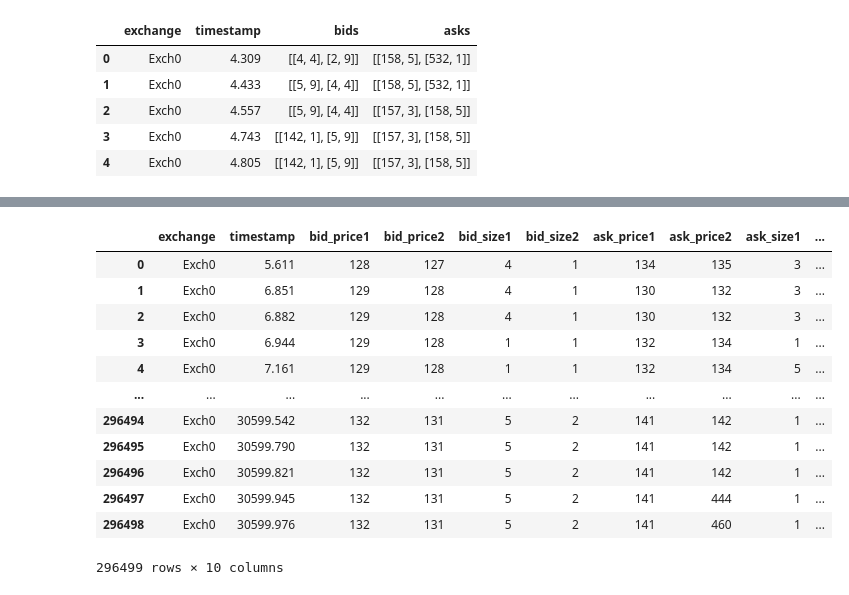
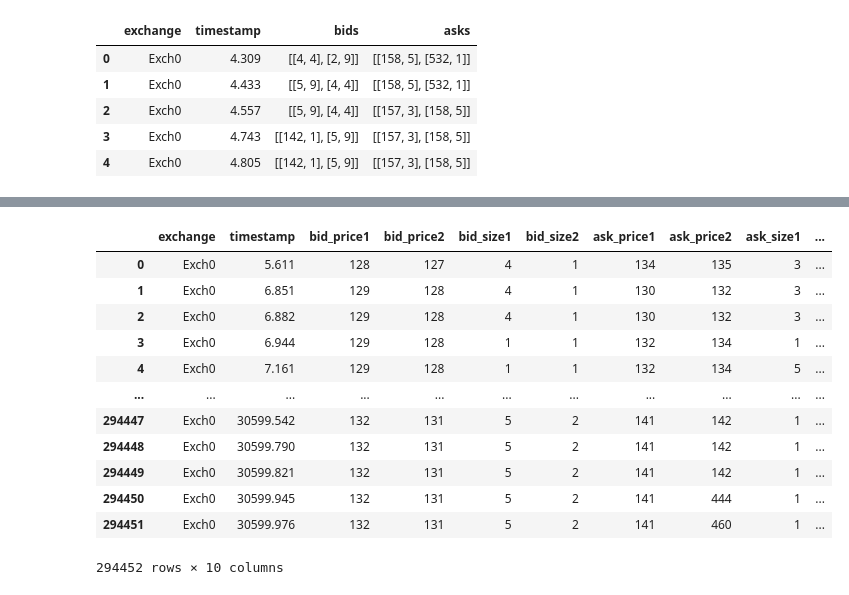
Before and after one commit to UoB-DSMP-2023-24/dsmp-2024-group17, a Jupyter notebook: LOB-cleaning.ipynb, the cells around one changed output, grey strips where cells are left out. Cells and saved outputs as stored; diff of their text form; code cells hidden in the pictures.

```diff
--- a/LOB-cleaning.ipynb
+++ b/LOB-cleaning.ipynb
@@ -50,24 +50,3 @@ df_filtered.head()
 | 2 | Exch0 | 4.557 | [[5, 9], [4, 4]] | [[157, 3], [158, 5]] |
 | 3 | Exch0 | 4.743 | [[142, 1], [5, 9]] | [[157, 3], [158, 5]] |
 | 4 | Exch0 | 4.805 | [[142, 1], [5, 9]] | [[157, 3], [158, 5]] |
-# %%
-all_bid_prices = [bid[0] for bids_list in df_filtered['bids'] for bid in bids_list if bids_list]
-mean_price = np.mean(all_bid_prices)
-std_price = np.std(all_bid_prices)
-
-def remove_bids_outliers(bids, threshold=3):
-    if not bids:
-        return False
-    # Calculate z-scores and filter out outliers
-    z_scores = [(abs(bid[0] - mean_price) / std_price) for bid in bids]
-
-    return all(z <= threshold for z in z_scores)
-
-# Apply the function to the 'bids' column and keep rows where no outliers are detected
-df_bids_outliers = df_filtered[df_filtered['bids'].apply(lambda bids: remove_bids_outliers(bids, 3))]
-
-# Reset the index after removing rows with outliers
-df_bids_outliers = df_bids_outliers.reset_index(drop=True)
-
-# Display the first few rows of the DataFrame with outliers removed
-df_bids_outliers.head()
@@ -108,0 +165,22 @@ df_no_outliers.head()
+# %%
+def remove_max_ask_outlier(asks, mean_price, std_price, threshold=3):
+    if not asks:
+        return True
+    max_ask_price = max(ask[0] for ask in asks)
+    z_score = (max_ask_price - mean_price) / std_price
+    return abs(z_score) <= threshold
+
+# Calculate mean and standard deviation for maximum ask prices
+max_ask_prices = [max(ask[0] for ask in asks_list) for asks_list in df_filtered_no_min_ask_outliers['asks'] if asks_list]
+mean_max_ask_price = np.mean(max_ask_prices)
+std_max_ask_price = np.std(max_ask_prices)
+
+# Apply the function to filter rows based on maximum ask price outliers
+df_filtered_no_max_ask_outliers = df_filtered_no_min_ask_outliers[df_filtered_no_min_ask_outliers['asks'].apply(
+    lambda asks: remove_max_ask_outlier(asks, mean_max_ask_price, std_max_ask_price, 3)
+)]
+
+# Reset the index after filtering
+df_filtered_no_max_ask_outliers.reset_index(drop=True, inplace=True)
+
+df_filtered_no_max_ask_outliers
@@ -109,30 +201,30 @@ df_no_outliers.head()
 # %%
 def split_bids_asks(row):
     # Splitting bids into prices and sizes
     bid_price1, bid_size1 = row['bids'][0]
     bid_price2, bid_size2 = row['bids'][1]
     ask_price1, ask_size1 = row['asks'][0]
     ask_price2, ask_size2 = row['asks'][1]
     return pd.Series([bid_price1, bid_price2, bid_size1, bid_size2, ask_price1, ask_price2, ask_size1, ask_size2])
 
 # Apply the function to each row of the DataFrame and create new columns
-df_final_filtered = df_no_outliers
+df_final_filtered = df_filtered_no_max_ask_outliers.copy()
 df_final_filtered[['bid_price1', 'bid_price2', 'bid_size1', 'bid_size2', 'ask_price1', 'ask_price2', 'ask_size1', 'ask_size2']] = df_final_filtered.apply(split_bids_asks, axis=1)
 df_final_filtered.drop(['bids', 'asks'], axis=1, inplace=True)
 
 # Display the first few rows of the DataFrame to verify the changes
 df_final_filtered
 # %% [output]
 |  | exchange | timestamp | bid_price1 | bid_price2 | bid_size1 | bid_size2 | ask_price1 | ask_price2 | ask_size1 | ... |
 | 0 | Exch0 | 5.611 | 128 | 127 | 4 | 1 | 134 | 135 | 3 | ... |
 | 1 | Exch0 | 6.851 | 129 | 128 | 4 | 1 | 130 | 132 | 3 | ... |
 | 2 | Exch0 | 6.882 | 129 | 128 | 4 | 1 | 130 | 132 | 3 | ... |
 | 3 | Exch0 | 6.944 | 129 | 128 | 1 | 1 | 132 | 134 | 1 | ... |
 | 4 | Exch0 | 7.161 | 129 | 128 | 1 | 1 | 132 | 134 | 5 | ... |
 | ... | ... | ... | ... | ... | ... | ... | ... | ... | ... | ... |
-| 296494 | Exch0 | 30599.542 | 132 | 131 | 5 | 2 | 141 | 142 | 1 | ... |
-| 296495 | Exch0 | 30599.790 | 132 | 131 | 5 | 2 | 141 | 142 | 1 | ... |
-| 296496 | Exch0 | 30599.821 | 132 | 131 | 5 | 2 | 141 | 142 | 1 | ... |
-| 296497 | Exch0 | 30599.945 | 132 | 131 | 5 | 2 | 141 | 444 | 1 | ... |
-| 296498 | Exch0 | 30599.976 | 132 | 131 | 5 | 2 | 141 | 460 | 1 | ... |
+| 294447 | Exch0 | 30599.542 | 132 | 131 | 5 | 2 | 141 | 142 | 1 | ... |
+| 294448 | Exch0 | 30599.790 | 132 | 131 | 5 | 2 | 141 | 142 | 1 | ... |
+| 294449 | Exch0 | 30599.821 | 132 | 131 | 5 | 2 | 141 | 142 | 1 | ... |
+| 294450 | Exch0 | 30599.945 | 132 | 131 | 5 | 2 | 141 | 444 | 1 | ... |
+| 294451 | Exch0 | 30599.976 | 132 | 131 | 5 | 2 | 141 | 460 | 1 | ... |
-296499 rows × 10 columns
+294452 rows × 10 columns
```
Also changed, not shown: parts of 6 cells of this notebook.
